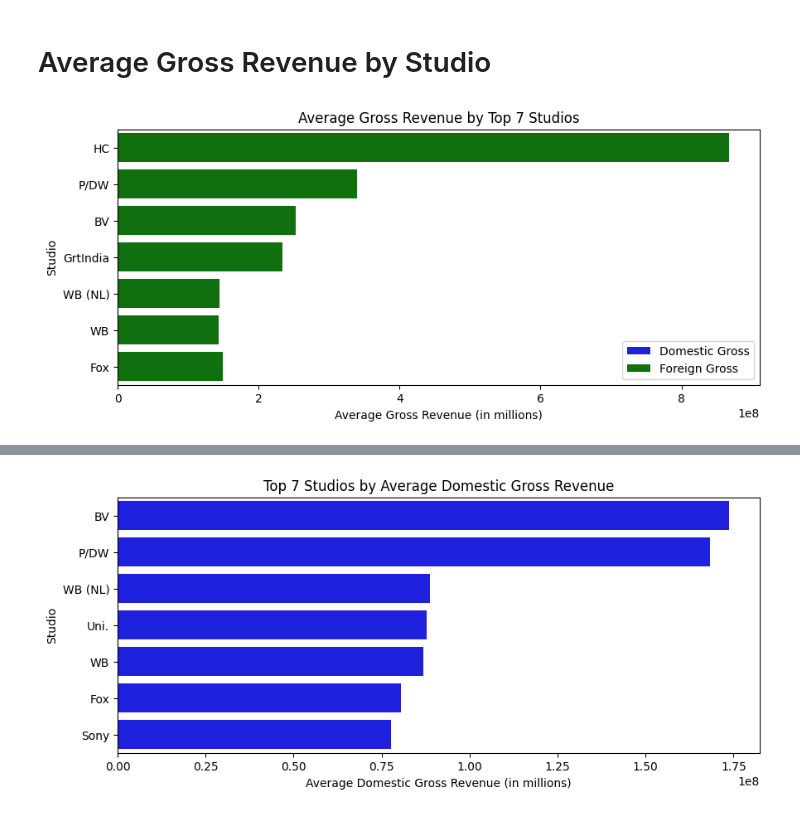
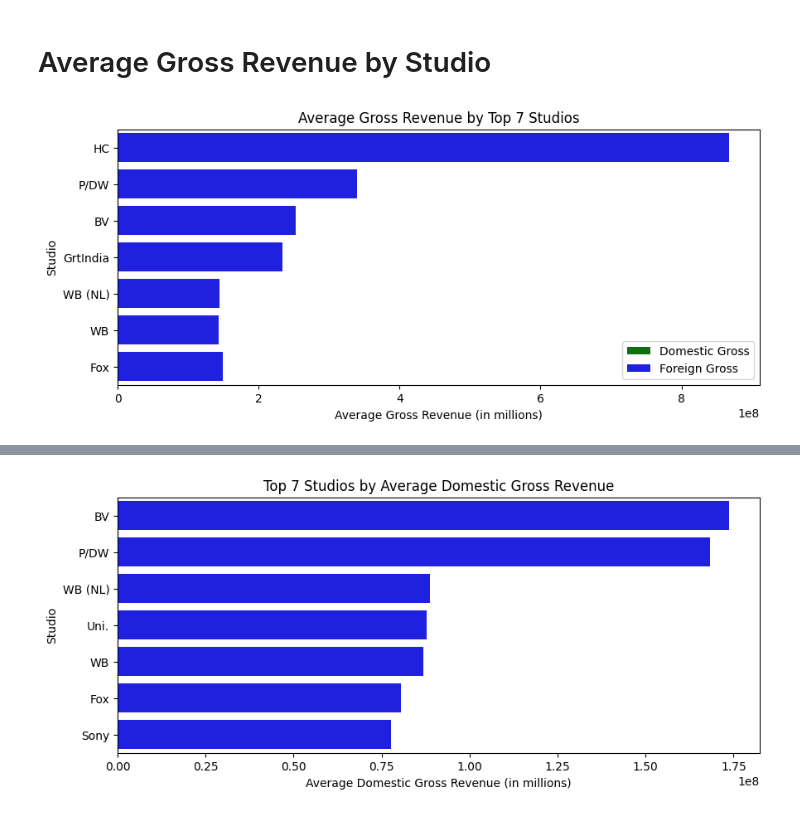
Before and after one commit to Joakim-Nandwa/DVF-PT03-Project-1, a Jupyter notebook: Joakim_Student.ipynb, the cells around one changed output, grey strips where cells are left out. Cells and saved outputs as stored; diff of their text form; code cells hidden in the pictures.

```diff
--- a/Joakim_Student.ipynb
+++ b/Joakim_Student.ipynb
@@ -439,24 +439,24 @@ plt.show()
 # %%
 import matplotlib.pyplot as plt
 import seaborn as sns
 
 # Group by studio and calculate average domestic and foreign gross revenue
 average_gross_by_studio = bom_movie_cleaned.groupby('studio')[['domestic_gross', 'foreign_gross']].mean().reset_index()
 
 # Calculate the average total gross revenue
 average_gross_by_studio['total_gross'] = average_gross_by_studio['domestic_gross'] + average_gross_by_studio['foreign_gross']
 
 # Sort by total gross and select the top 7 studios
 top_7_studios = average_gross_by_studio.sort_values(by='total_gross', ascending=False).head(7)
 
 # Plot average gross revenue by studio
 plt.figure(figsize=(10, 4))
-sns.barplot(data=top_7_studios, x='domestic_gross', y='studio', color='blue', label='Domestic Gross')
-sns.barplot(data=top_7_studios, x='foreign_gross', y='studio', color='green', label='Foreign Gross')
+sns.barplot(data=top_7_studios, x='domestic_gross', y='studio', color='green', label='Domestic Gross')
+sns.barplot(data=top_7_studios, x='foreign_gross', y='studio', color='blue', label='Foreign Gross')
 plt.title('Average Gross Revenue by Top 7 Studios')
 plt.xlabel('Average Gross Revenue (in millions)')
 plt.ylabel('Studio')
 plt.legend()
 plt.show()
 # %% [output]
-[figure, old version]
+[figure, new version]
```
Also changed, not shown: parts of 9 cells of this notebook.
